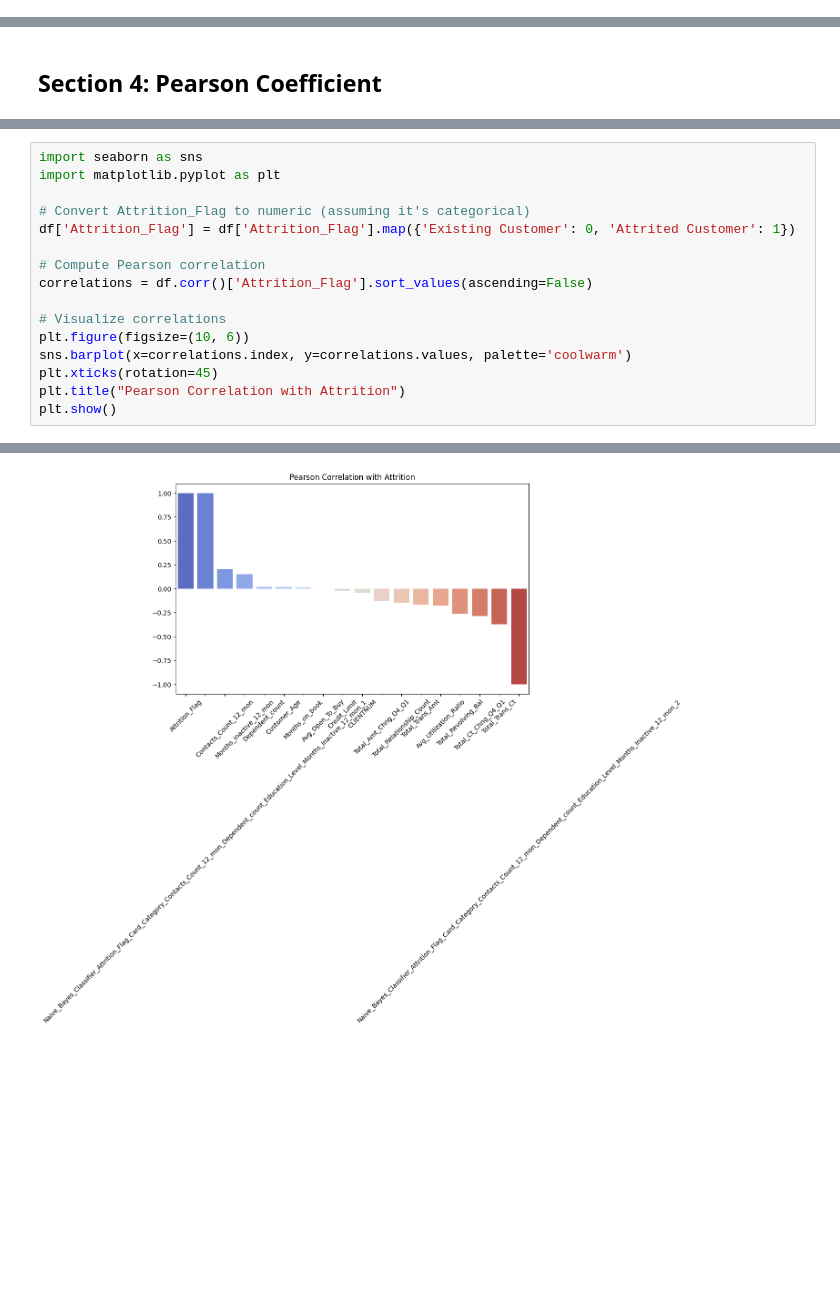
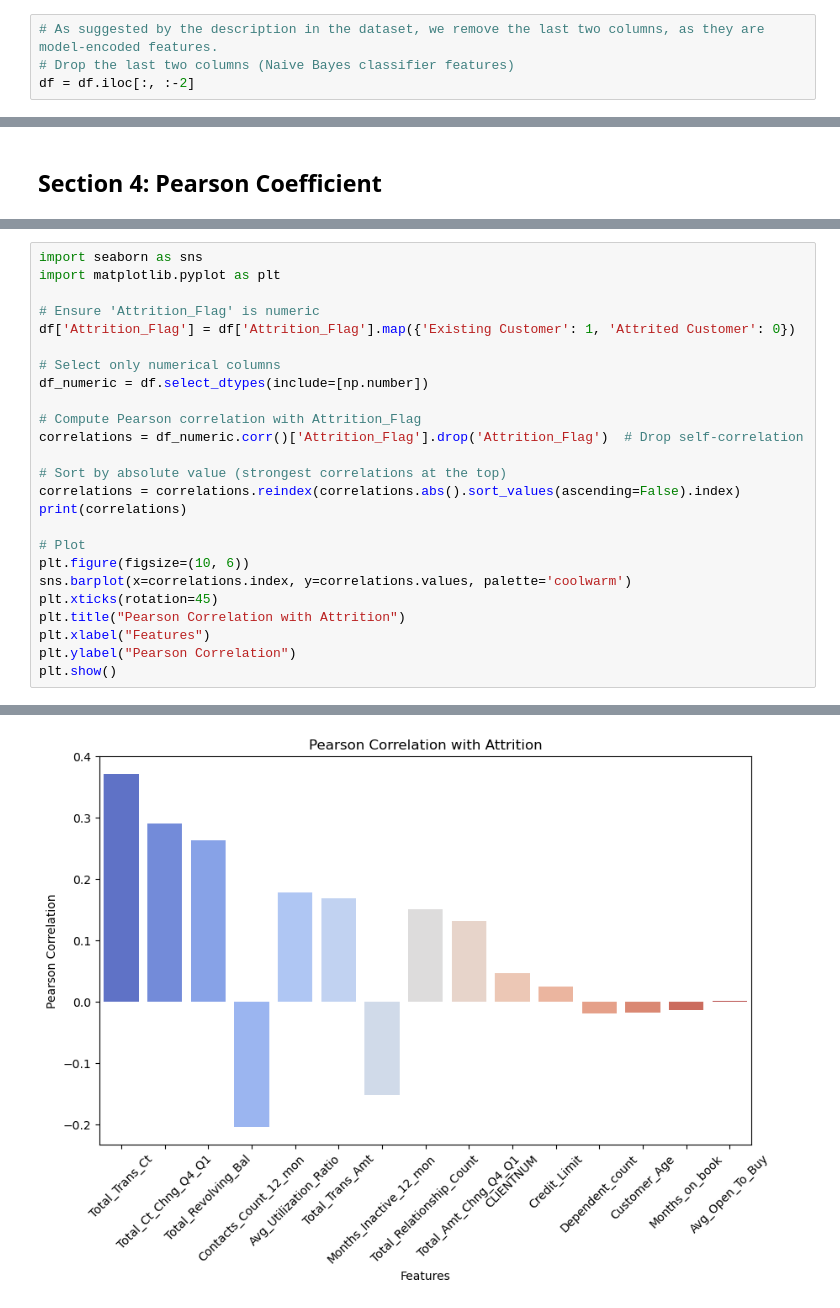
Before and after one commit to SpikyCherry/DSA3101_group9, a Jupyter notebook: EDA_subA_Qn2.ipynb, the cells around one changed output, grey strips where cells are left out. Saved outputs shown, nothing was run; the diff lists cells and outputs as text; blank space fills up the shorter version.

```diff
--- a/EDA_subA_Qn2.ipynb
+++ b/EDA_subA_Qn2.ipynb
@@ -76,6 +77,10 @@ Statistical Summary:
 | max | 8.283431e+08 | 73.000000 | 5.000000 | 56.000000 | 6.000000 | 6.000000 | ... |
 Number of Duplicate Rows:
 0
+# %%
+# As suggested by the description in the dataset, we remove the last two columns, as they are model-encoded features.
+# Drop the last two columns (Naive Bayes classifier features)
+df = df.iloc[:, :-2]
 # %% [markdown]
 #### In section 1, we know that:
 1. We get an overview of the data type: there are float numbers, integers, and categorical variables.
@@ -137,16 +181,25 @@ plt.show()
 import seaborn as sns
 import matplotlib.pyplot as plt
 
-# Convert Attrition_Flag to numeric (assuming it's categorical)
-df['Attrition_Flag'] = df['Attrition_Flag'].map({'Existing Customer': 0, 'Attrited Customer': 1})
+# Ensure 'Attrition_Flag' is numeric
+df['Attrition_Flag'] = df['Attrition_Flag'].map({'Existing Customer': 1, 'Attrited Customer': 0})
 
-# Compute Pearson correlation
-correlations = df.corr()['Attrition_Flag'].sort_values(ascending=False)
+# Select only numerical columns
+df_numeric = df.select_dtypes(include=[np.number])
 
-# Visualize correlations
+# Compute Pearson correlation with Attrition_Flag
+correlations = df_numeric.corr()['Attrition_Flag'].drop('Attrition_Flag')  # Drop self-correlation
+
+# Sort by absolute value (strongest correlations at the top)
+correlations = correlations.reindex(correlations.abs().sort_values(ascending=False).index)
+print(correlations)
+
+# Plot
 plt.figure(figsize=(10, 6))
 sns.barplot(x=correlations.index, y=correlations.values, palette='coolwarm')
 plt.xticks(rotation=45)
 plt.title("Pearson Correlation with Attrition")
+plt.xlabel("Features")
+plt.ylabel("Pearson Correlation")
 plt.show()
 # %% [output]
@@ -153 +222 @@ plt.show()
-[figure, old version]
+[figure, new version]
```
Also changed, not shown: parts of 24 cells of this notebook.
